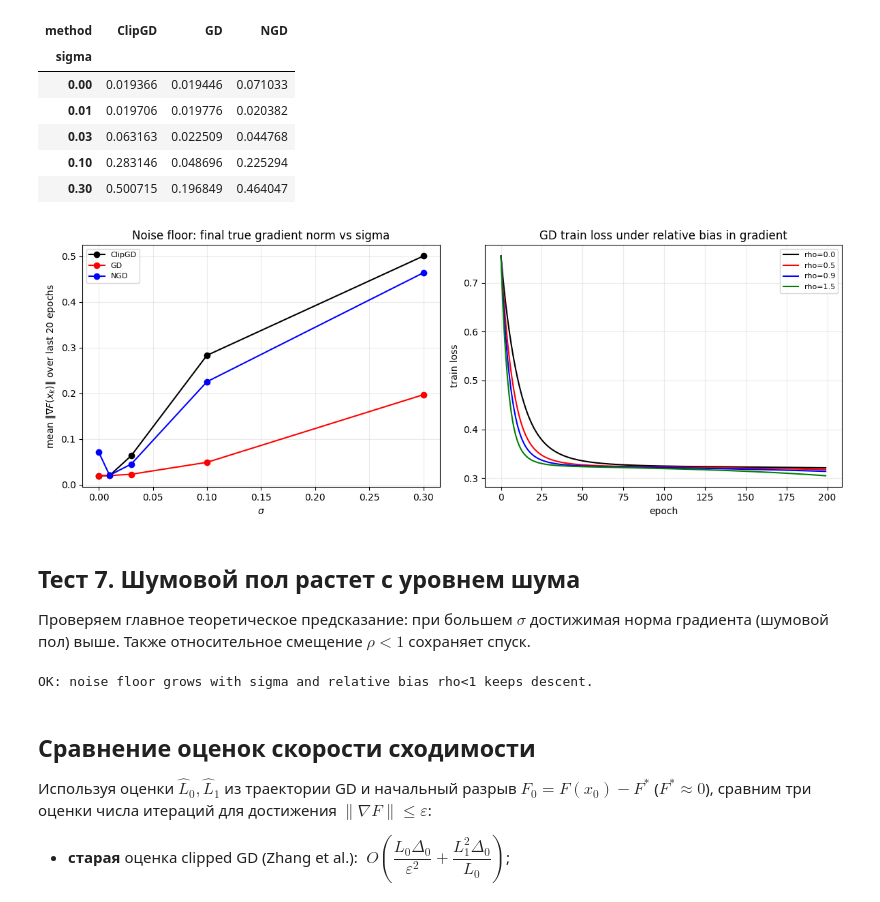
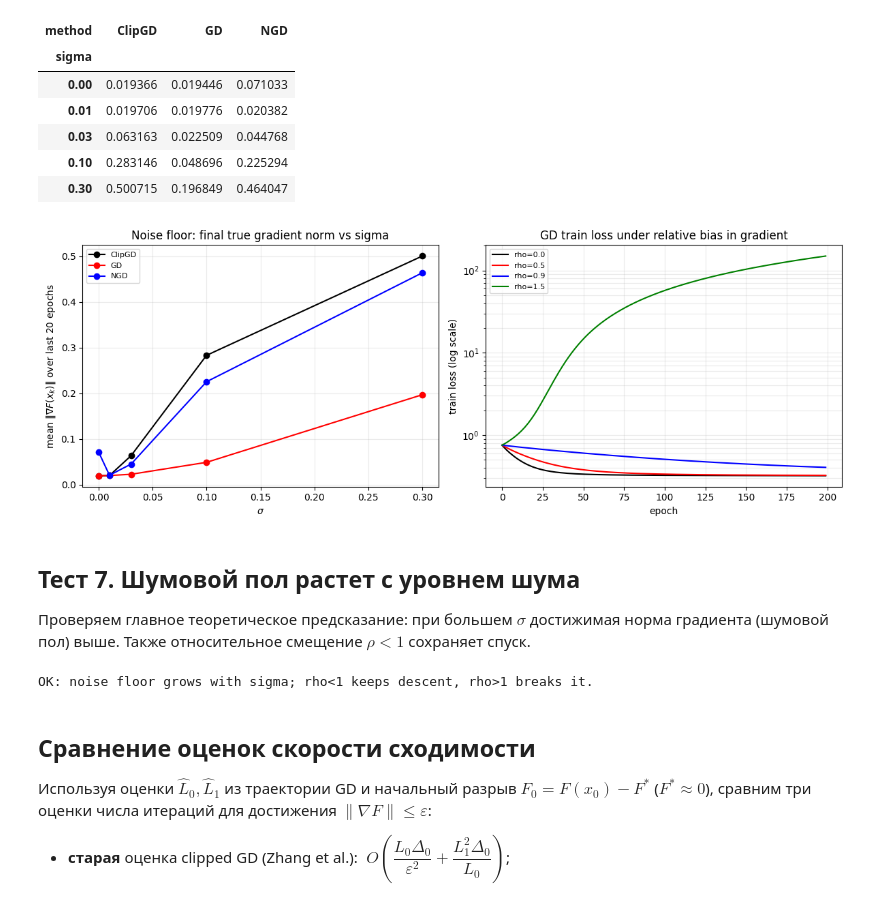
Before and after one commit to BaffledHedgehog/optproject, a Jupyter notebook: part2/relaxed_smoothness_experiments.ipynb, the cells around one changed output. Saved outputs shown, nothing was run; the diff lists cells and outputs as text; code cells hidden in the pictures.

```diff
--- a/part2/relaxed_smoothness_experiments.ipynb
+++ b/part2/relaxed_smoothness_experiments.ipynb
@@ -977,7 +989,7 @@ for name, runner in [
     ("Backtracking", lambda: run_backtracking_gd(epochs=250, eta0=1.0)),
     ("Polyak", lambda: run_polyak(epochs=250, f_star=0.0, max_lr=1.0)),
     ("AdaptiveSI", lambda: run_adaptive_si(epochs=250)),
-    ("AdaptiveClip", lambda: run_adaptive_clip(epochs=250, lr=0.08)),
+    ("AdaptiveClip", lambda: run_adaptive_clip(epochs=250)),
 ]:
     model, hist = runner()
     models[name] = model
@@ -1150,11 +1168,10 @@ for method in adaptive_methods:
     h = history[history["method"] == method]
     assert h["L0_hat"].ge(0).all(), f"{method}: negative L0_hat"
     assert h["L1_hat"].ge(0).all(), f"{method}: negative L1_hat"
+    assert h["eta"].gt(0).all(), f"{method}: non-positive step"
+    assert h["eta"].le(0.5 + 1e-9).all(), f"{method}: step exceeds eta_max"
     assert h["loss"].iloc[-1] < h["loss"].iloc[0], f"{method}: loss did not decrease"
 
-assert si["eta"].le(0.5 + 1e-9).all(), "AdaptiveSI step exceeds eta_max"
-assert ac["clip_radius"].gt(0).all(), "AdaptiveClip radius must be positive"
-
 print("OK: adaptive (L0, L1) methods produce valid parameters and train.")
 # %% [output]
 OK: adaptive (L0, L1) methods produce valid parameters and train.
@@ -1195,7 +1220,10 @@ def make_inexact_oracle(sigma=0.0, rel_bias=0.0, seed=0):
             )
             g = g + noise
         if rel_bias > 0:
-            g = g + rel_bias * grad
+            # Худшее (противонаправленное) смещение нормы rel_bias*||grad||:
+            # g_tilde = (1 - rel_bias) * grad. Именно этот случай отвечает
+            # оценке <grad, g_tilde> >= (1 - rho) ||grad||^2.
+            g = g - rel_bias * grad
         return loss, g, true_norm
 
     return oracle
@@ -1251,29 +1279,30 @@ floor_pivot
 # %%
 fig, axes = plt.subplots(1, 2, figsize=(12, 4.5))
 
 for method in floor_pivot.columns:
     axes[0].plot(floor_pivot.index, floor_pivot[method], marker="o", label=method)
 axes[0].set_title("Noise floor: final true gradient norm vs sigma")
 axes[0].set_xlabel(r"$\sigma$")
 axes[0].set_ylabel(r"mean $\|\nabla F(x_k)\|$ over last 20 epochs")
 axes[0].grid(alpha=0.25)
 axes[0].legend(fontsize=8)
 
 # Relative bias: descent holds while rho < 1, can break for rho >= 1.
 for rho in [0.0, 0.5, 0.9, 1.5]:
     _, h = run_with_oracle("GD", make_inexact_oracle(sigma=0.0, rel_bias=rho, seed=0), epochs=200, lr=0.08)
     axes[1].plot(h["epoch"], h["loss"], label=f"rho={rho}")
 axes[1].set_title("GD train loss under relative bias in gradient")
 axes[1].set_xlabel("epoch")
-axes[1].set_ylabel("train loss")
-axes[1].grid(alpha=0.25)
+axes[1].set_ylabel("train loss (log scale)")
+axes[1].set_yscale("log")
+axes[1].grid(alpha=0.25, which="both")
 axes[1].legend(fontsize=8)
 
 plt.tight_layout()
 plt.savefig(FIG_DIR / "part2_inexact_information.png", dpi=160)
 plt.show()
 # %% [output]
-[figure, old version]
+[figure, new version]
 # %% [markdown]
 ## Тест 7. Шумовой пол растет с уровнем шума
 
@@ -1283,13 +1312,16 @@ for method in floor_pivot.columns:
     assert floor_pivot[method].loc[0.3] > floor_pivot[method].loc[0.0], \
         f"{method}: noise floor did not grow with sigma"
 
-# rho < 1: loss still decreases; rho = 1.5: descent guarantee can be lost.
+# rho < 1: loss still decreases; rho > 1: anti-aligned bias breaks descent.
 _, h_ok = run_with_oracle("GD", make_inexact_oracle(rel_bias=0.9, seed=0), epochs=200, lr=0.08)
 assert h_ok["loss"].iloc[-1] < h_ok["loss"].iloc[0], "GD with rho=0.9 should still decrease loss"
 
-print("OK: noise floor grows with sigma and relative bias rho<1 keeps descent.")
+_, h_bad = run_with_oracle("GD", make_inexact_oracle(rel_bias=1.5, seed=0), epochs=200, lr=0.08)
+assert h_bad["loss"].iloc[-1] > h_bad["loss"].iloc[0], "GD with rho=1.5 should lose the descent guarantee"
+
+print("OK: noise floor grows with sigma; rho<1 keeps descent, rho>1 breaks it.")
 # %% [output]
-OK: noise floor grows with sigma and relative bias rho<1 keeps descent.
+OK: noise floor grows with sigma; rho<1 keeps descent, rho>1 breaks it.
 # %% [markdown]
 ## Сравнение оценок скорости сходимости
 
```
Also changed, not shown: parts of 12 cells of this notebook, 6 other files.
